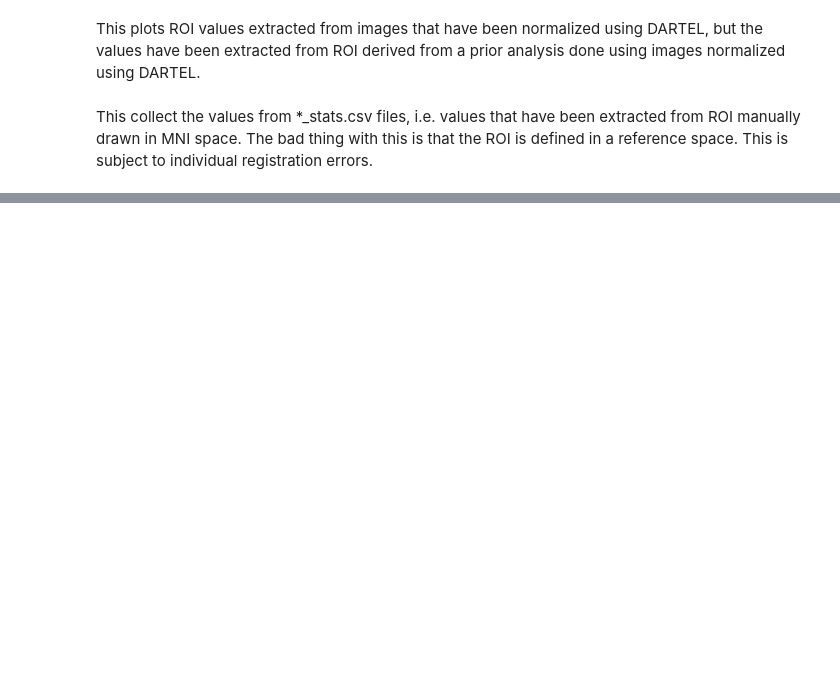
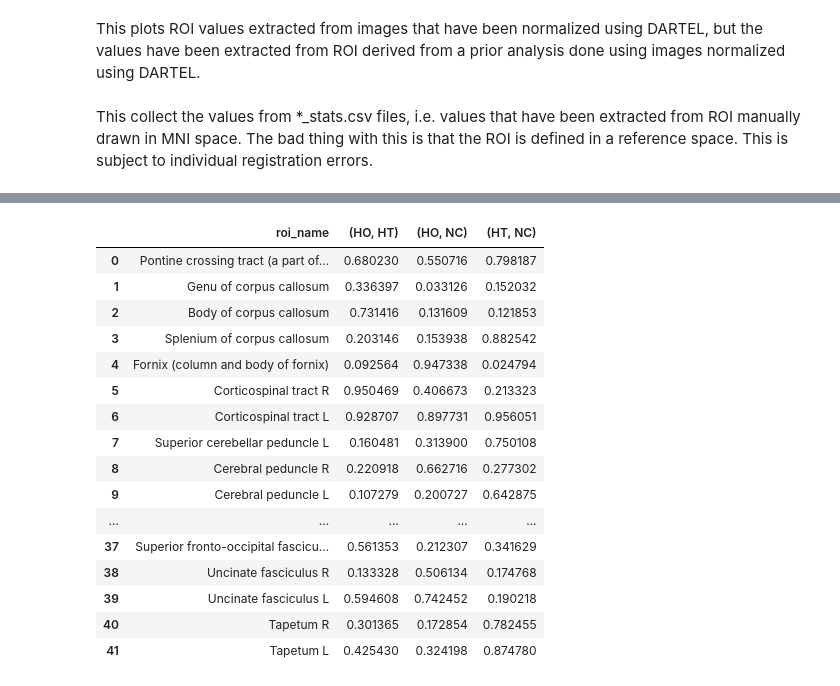
Before and after one commit to xgrg/alfa, a Jupyter notebook: notebooks/ROI analyses/ROI analysis TBSS FA maps labels - skeleton (ROI JHU) - august 2017.ipynb, the cells around one changed output, grey strips where cells are left out. Saved outputs shown, nothing was run; the diff lists cells and outputs as text; code cells hidden in the pictures; blank space fills up the shorter version.

```diff
--- a/notebooks/ROI analyses/ROI analysis TBSS FA maps labels - skeleton (ROI JHU) - august 2017.ipynb
+++ b/notebooks/ROI analyses/ROI analysis TBSS FA maps labels - skeleton (ROI JHU) - august 2017.ipynb
@@ -64,15 +64,22 @@ names = {1: 'Middle cerebellar peduncle',
 data = pd.read_excel('/tmp/covariates.xlsx')
 data = data.set_index(data['subject'])
 data = data.sort_values(['apo', 'subject'])
-src = '/tmp/roivalues_labels_tbss_FA_skel/'
+src = '/home/grg/tbss_bsc_subjects/roivalues_labels_tbss_FA_skel/'
 filepattern = '*_stats.csv'
 csvfiles = glob(osp.join(src, filepattern))
 subjects = [string.atoi(e.split('/')[-1].split('_')[0]) for e in csvfiles]
 
-values = collect_roivalues(3, csvfiles=csvfiles, subjects=subjects)
+#df = pd.read_excel('/home/grg/spm/data/covariates.xls')
+#subjects = list(df[df['apo']!=1]['subject'].values)
+#csvfiles = []
+#for s in subjects:
+#    csvfp = glob(osp.join(src, '%s%s'%(s, filepattern)))[0]
+#    csvfiles.append(csvfp)
+
+#values = collect_roivalues(3, csvfiles=csvfiles, subjects=subjects)
 
 #data.join(values)
 #poly = ols(formula='roi ~ 1 + age', data=data.join(values)).fit()
-plot_regions(data, regions, csvfiles, subjects, groups=['HO', 'HT','NC'], by='apo', names=names,ylim=[0.4,0.7])
+res = plot_regions(data, regions, csvfiles, subjects, groups=['apoe44', 'apoe34', 'apoe33'], by='apo', names=names,ylim=[0.4,0.7])
 # %% [output]
 {1: 'Middle cerebellar peduncle', 2: 'Pontine crossing tract (a part of MCP)', 3: 'Genu of corpus callosum', 4: 'Body of corpus callosum', 5: 'Splenium of corpus callosum', 6: 'Fornix (column and body ...
@@ -95,0 +103,20 @@ Standard deviation after correction for model roi ~ 1 + gender + age: 0.07537579
+# %%
+res
+# %% [output]
+|  | roi_name | (HO, HT) | (HO, NC) | (HT, NC) |
+| 0 | Pontine crossing tract (a part of... | 0.680230 | 0.550716 | 0.798187 |
+| 1 | Genu of corpus callosum | 0.336397 | 0.033126 | 0.152032 |
+| 2 | Body of corpus callosum | 0.731416 | 0.131609 | 0.121853 |
+| 3 | Splenium of corpus callosum | 0.203146 | 0.153938 | 0.882542 |
+| 4 | Fornix (column and body of fornix) | 0.092564 | 0.947338 | 0.024794 |
+| 5 | Corticospinal tract R | 0.950469 | 0.406673 | 0.213323 |
+| 6 | Corticospinal tract L | 0.928707 | 0.897731 | 0.956051 |
+| 7 | Superior cerebellar peduncle L | 0.160481 | 0.313900 | 0.750108 |
+| 8 | Cerebral peduncle R | 0.220918 | 0.662716 | 0.277302 |
+| 9 | Cerebral peduncle L | 0.107279 | 0.200727 | 0.642875 |
+| ... | ... | ... | ... | ... |
+| 37 | Superior fronto-occipital fascicu... | 0.561353 | 0.212307 | 0.341629 |
+| 38 | Uncinate fasciculus R | 0.133328 | 0.506134 | 0.174768 |
+| 39 | Uncinate fasciculus L | 0.594608 | 0.742452 | 0.190218 |
+| 40 | Tapetum R | 0.301365 | 0.172854 | 0.782455 |
+| 41 | Tapetum L | 0.425430 | 0.324198 | 0.874780 |
```
Also changed, not shown: parts of 3 cells of this notebook, 24 other files.
